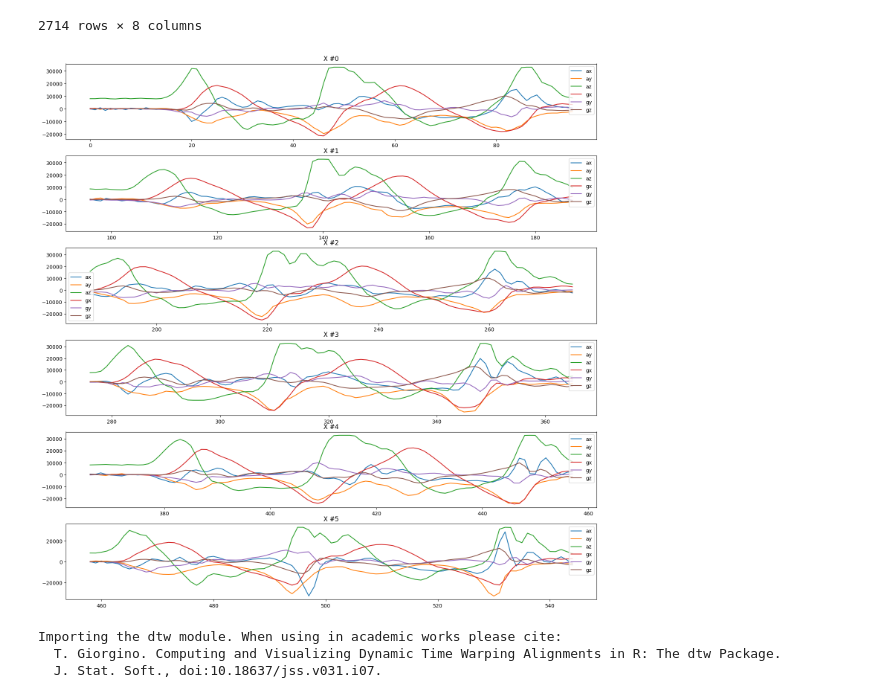
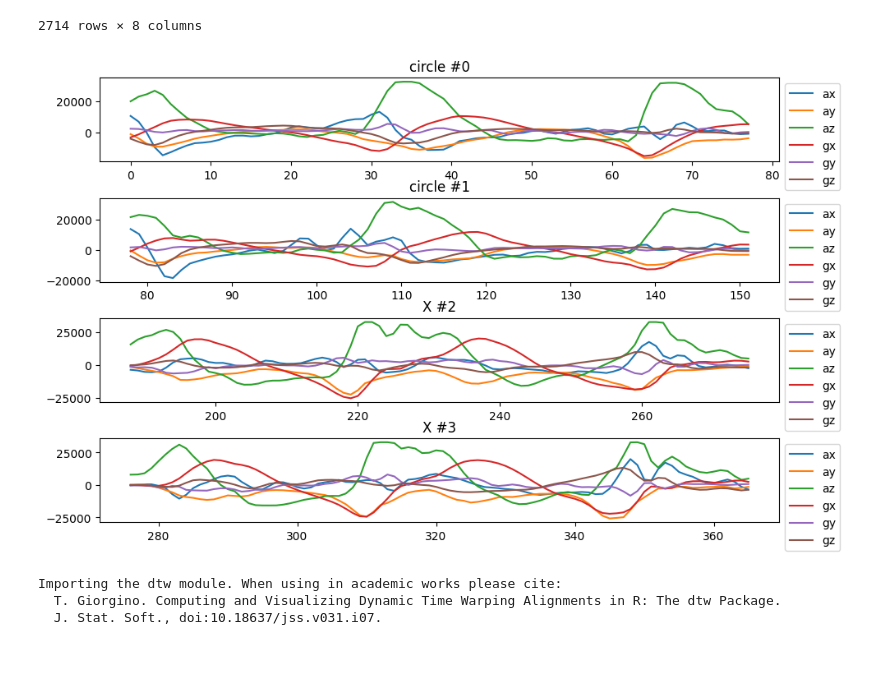
Before and after one commit to rbaron/spellcaster, a Jupyter notebook: data/accel_ble-dump.ipynb, the cells around one changed output. Saved outputs shown, nothing was run; the diff lists cells and outputs as text; code cells hidden in the pictures; blank space fills up the shorter version.

```diff
--- a/data/accel_ble-dump.ipynb
+++ b/data/accel_ble-dump.ipynb
@@ -36,19 +36,20 @@ def plot_mov(df, name, n, ax):
         (df.name == name) & (df.n == n)
     ][['ax', 'ay', 'az', 'gx', 'gy', 'gz']].plot(ax=ax)
     ax.set_title(f'{name} #{n}')
+    ax.legend(bbox_to_anchor=(1.0, 1.0))
 # %%
-N_EACH = 6
+N_EACH = 2
 
-fig, axs = plt.subplots(1 * N_EACH, 1, figsize=(15, 15))
+fig, axs = plt.subplots(2 * N_EACH, 1, figsize=(9, 6))
 fig.tight_layout()
 
 for i in range(N_EACH):
-    plot_mov(df, 'X', i, axs[i])
+    plot_mov(df, 'circle', i, axs[i])
 
-# for i in range(N_EACH):
-#     plot_mov(df, 'X', i, axs[i + N_EACH])
+for i in range(N_EACH):
+    plot_mov(df, 'X', i+2, axs[i + N_EACH])
 # %% [output]
-[figure, old version]
+[figure, new version]
 # %%
 #!pip install dtw-python
 # !pip install seaborn dtw-python
```
Also changed, not shown: parts of 3 cells of this notebook, 1 other file.
